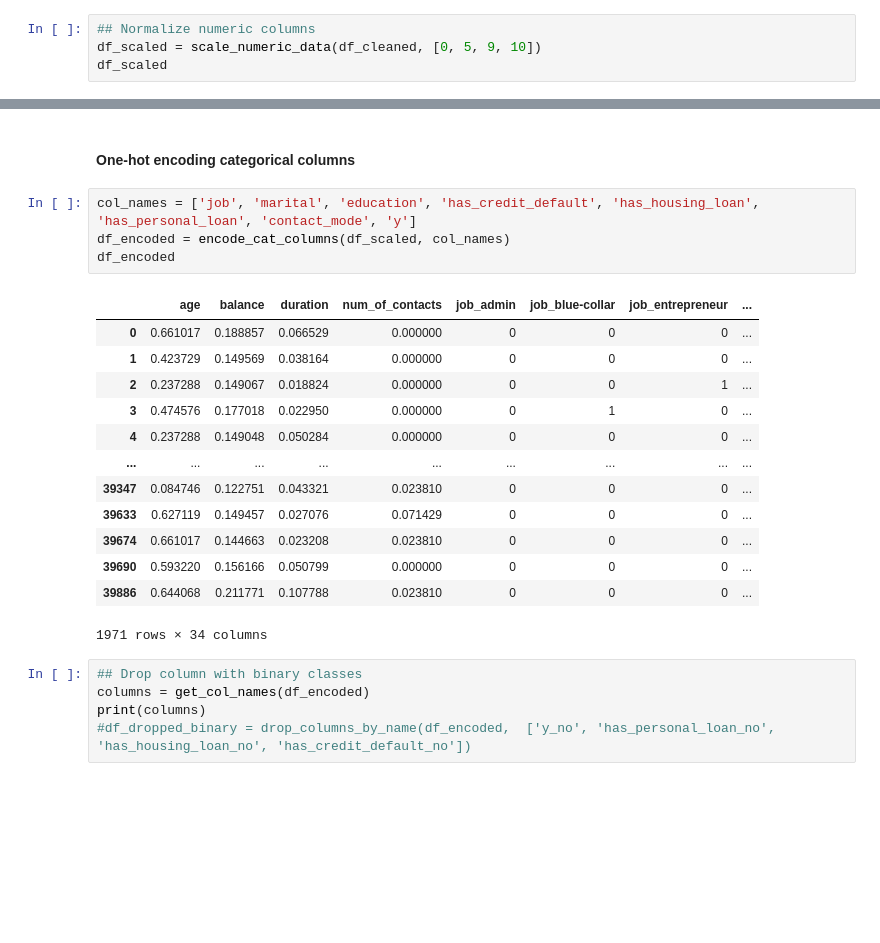
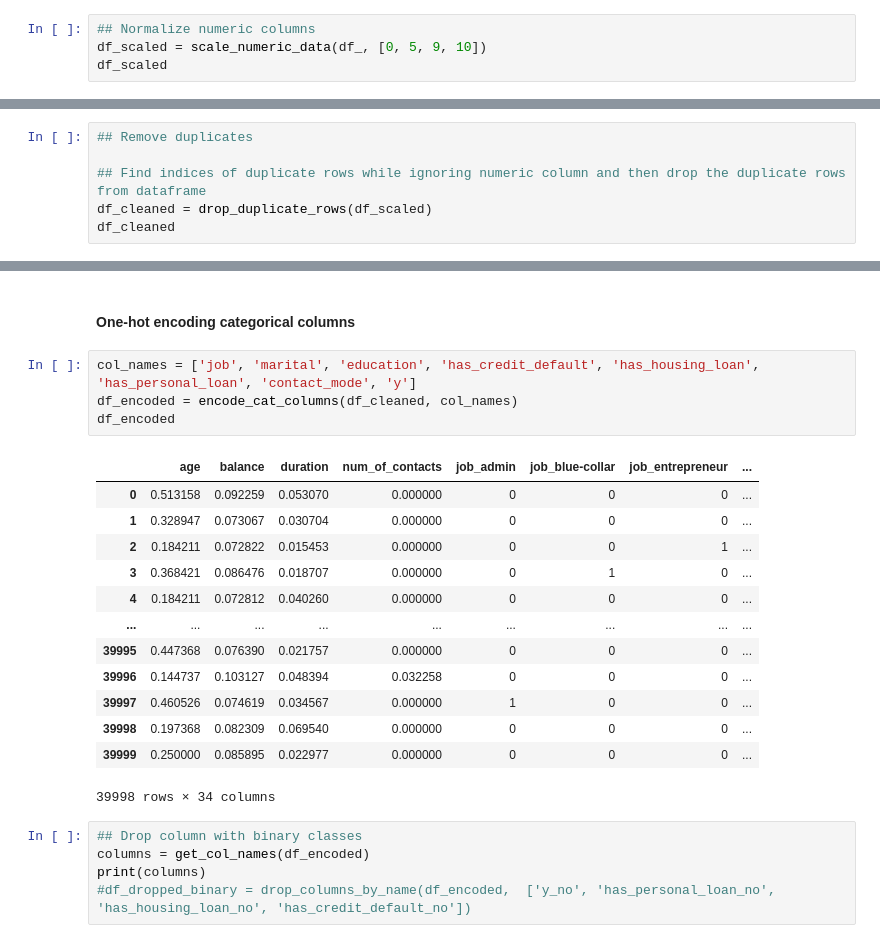
Before and after one commit to anwar-kamil/NWLceTnRe0F1psqH, a Jupyter notebook: notebooks/Term_Deposit_Notebook.ipynb, the cells around one changed output, grey strips where cells are left out. Drawn from its saved outputs; the diff is of its cells as text; blank space fills up the shorter version.

```diff
--- a/notebooks/Term_Deposit_Notebook.ipynb
+++ b/notebooks/Term_Deposit_Notebook.ipynb
@@ -183,7 +192,7 @@ df_cleaned
 ### Feature Scaling
 # %%
 ## Normalize numeric columns
-df_scaled = scale_numeric_data(df_cleaned, [0, 5, 9, 10])
+df_scaled = scale_numeric_data(df_, [0, 5, 9, 10])
 df_scaled
 # %% [output]
 |  | age | job | marital | education | has_credit_default | balance | has_housing_loan | ... |
@@ -201,0 +211,6 @@ df_scaled
+# %%
+## Remove duplicates
+
+## Find indices of duplicate rows while ignoring numeric column and then drop the duplicate rows from dataframe
+df_cleaned = drop_duplicate_rows(df_scaled)
+df_cleaned
@@ -208,22 +241,22 @@ array(['management', 'technician', 'entrepreneur', 'blue-collar', 'unknown', 're
 #### One-hot encoding categorical columns
 # %%
 col_names = ['job', 'marital', 'education', 'has_credit_default', 'has_housing_loan', 'has_personal_loan', 'contact_mode', 'y']
-df_encoded = encode_cat_columns(df_scaled, col_names)
+df_encoded = encode_cat_columns(df_cleaned, col_names)
 df_encoded
 # %% [output]
 |  | age | balance | duration | num_of_contacts | job_admin | job_blue-collar | job_entrepreneur | ... |
-| 0 | 0.661017 | 0.188857 | 0.066529 | 0.000000 | 0 | 0 | 0 | ... |
-| 1 | 0.423729 | 0.149569 | 0.038164 | 0.000000 | 0 | 0 | 0 | ... |
-| 2 | 0.237288 | 0.149067 | 0.018824 | 0.000000 | 0 | 0 | 1 | ... |
-| 3 | 0.474576 | 0.177018 | 0.022950 | 0.000000 | 0 | 1 | 0 | ... |
-| 4 | 0.237288 | 0.149048 | 0.050284 | 0.000000 | 0 | 0 | 0 | ... |
+| 0 | 0.513158 | 0.092259 | 0.053070 | 0.000000 | 0 | 0 | 0 | ... |
+| 1 | 0.328947 | 0.073067 | 0.030704 | 0.000000 | 0 | 0 | 0 | ... |
+| 2 | 0.184211 | 0.072822 | 0.015453 | 0.000000 | 0 | 0 | 1 | ... |
+| 3 | 0.368421 | 0.086476 | 0.018707 | 0.000000 | 0 | 1 | 0 | ... |
+| 4 | 0.184211 | 0.072812 | 0.040260 | 0.000000 | 0 | 0 | 0 | ... |
 | ... | ... | ... | ... | ... | ... | ... | ... | ... |
-| 39347 | 0.084746 | 0.122751 | 0.043321 | 0.023810 | 0 | 0 | 0 | ... |
-| 39633 | 0.627119 | 0.149457 | 0.027076 | 0.071429 | 0 | 0 | 0 | ... |
-| 39674 | 0.661017 | 0.144663 | 0.023208 | 0.023810 | 0 | 0 | 0 | ... |
-| 39690 | 0.593220 | 0.156166 | 0.050799 | 0.000000 | 0 | 0 | 0 | ... |
-| 39886 | 0.644068 | 0.211771 | 0.107788 | 0.023810 | 0 | 0 | 0 | ... |
+| 39995 | 0.447368 | 0.076390 | 0.021757 | 0.000000 | 0 | 0 | 0 | ... |
+| 39996 | 0.144737 | 0.103127 | 0.048394 | 0.032258 | 0 | 0 | 0 | ... |
+| 39997 | 0.460526 | 0.074619 | 0.034567 | 0.000000 | 1 | 0 | 0 | ... |
+| 39998 | 0.197368 | 0.082309 | 0.069540 | 0.000000 | 0 | 0 | 0 | ... |
+| 39999 | 0.250000 | 0.085895 | 0.022977 | 0.000000 | 0 | 0 | 0 | ... |
-1971 rows × 34 columns
+39998 rows × 34 columns
 # %%
 ## Drop column with binary classes
 columns = get_col_names(df_encoded)
```
Also changed, not shown: parts of 14 cells of this notebook, 1 other file.
